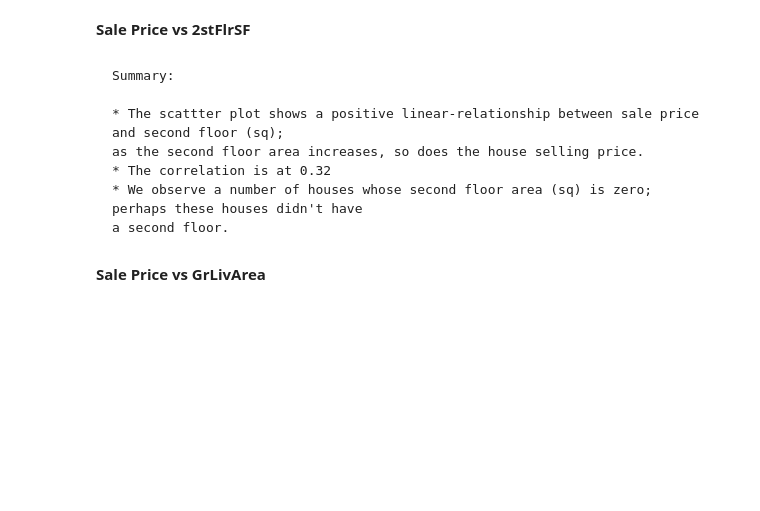
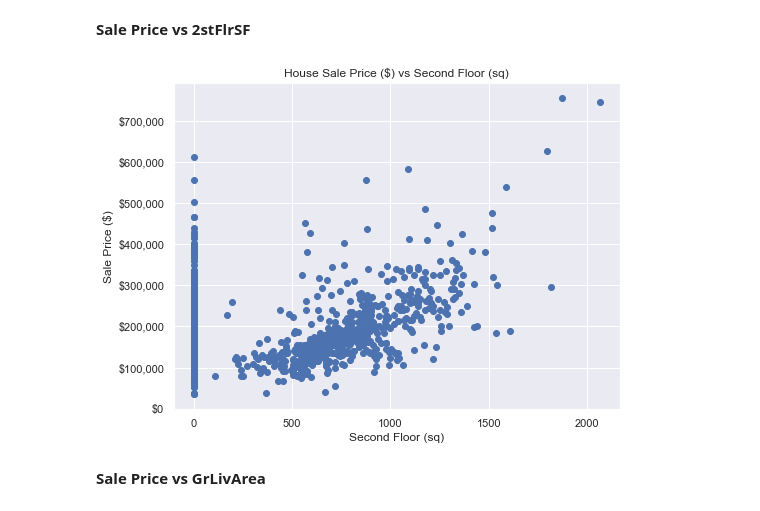
Before and after one commit to Masupa/KaggleLearning, a Jupyter notebook: HousePrices/eda.ipynb, the cells around one changed output. Saved outputs shown, nothing was run; the diff lists cells and outputs as text; code cells hidden in the pictures; blank space fills up the shorter version.

```diff
--- a/HousePrices/eda.ipynb
+++ b/HousePrices/eda.ipynb
@@ -418,8 +426,10 @@ print("Sale Price vs TotalBsmtSF Correlation:", round(sale_price.corr(df['TotalB
 # %%
 utils.plot_scatter_plot(
     x=df['2ndFlrSF'],
     y=sale_price,
-    title="House Sale Price ($) vs First Floor (sq)",
+    title="House Sale Price ($) vs Second Floor (sq)",
     xlabel="Second Floor (sq)",
     ylabel="Sale Price ($)"
 )
+# %% [output]
+[figure, added]
@@ -428,8 +435,0 @@ print("Sale Price vs 2ndFlrSF Correlation:", round(sale_price.corr(df['2ndFlrSF'
-# %% [markdown]
-    Summary:
-
-    * The scattter plot shows a positive linear-relationship between sale price and second floor (sq);
-    as the second floor area increases, so does the house selling price.
-    * The correlation is at 0.32
-    * We observe a number of houses whose second floor area (sq) is zero; perhaps these houses didn't have
-    a second floor.
```
Also changed, not shown: parts of 101 cells of this notebook.
